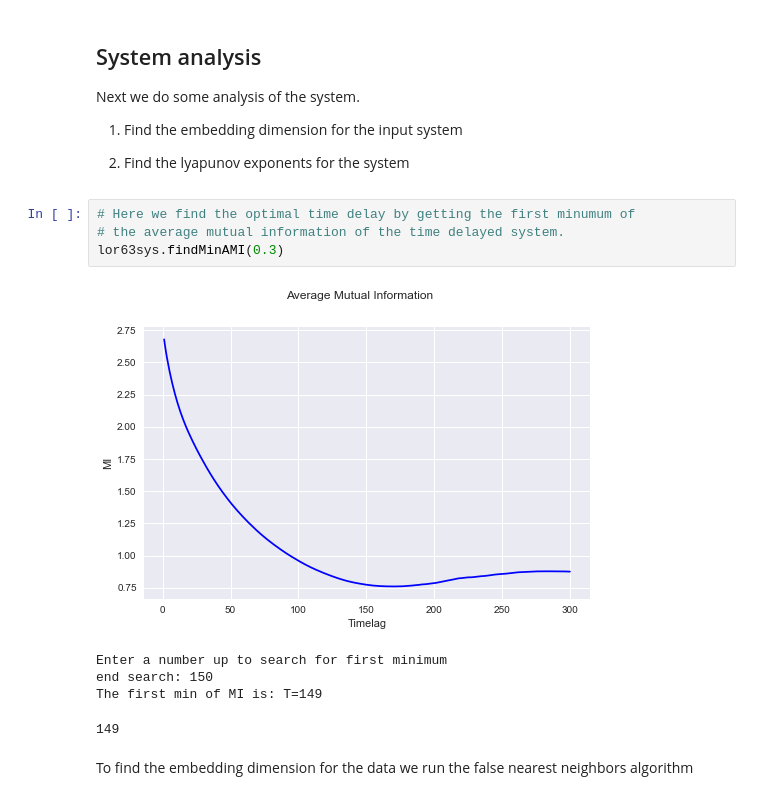
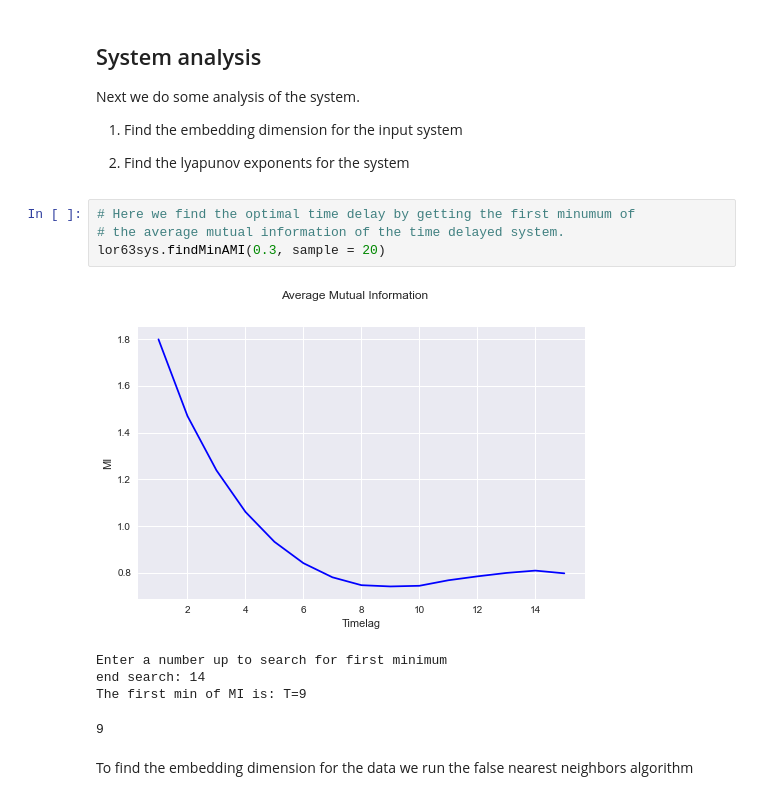
Before and after one commit to japlatt/reservoir, a Jupyter notebook: examples/Example_Lorenz_63.ipynb, the cells around one changed output. Cells and saved outputs as stored; diff of their text form.

```diff
--- a/examples/Example_Lorenz_63.ipynb
+++ b/examples/Example_Lorenz_63.ipynb
@@ -58,13 +58,13 @@ Next we do some analysis of the system.
 # %%
 # Here we find the optimal time delay by getting the first minumum of
 # the average mutual information of the time delayed system.
-lor63sys.findMinAMI(0.3)
+lor63sys.findMinAMI(0.3, sample = 20)
 # %% [output]
-[figure, old version]
+[figure, new version]
 Enter a number up to search for first minimum
-end search: 150
-The first min of MI is: T=149
+end search: 14
+The first min of MI is: T=9
-149
+9
 # %% [markdown]
 To find the embedding dimension for the data we run the false nearest neighbors algorithm
 # %%
```
Also changed, not shown: parts of 12 cells of this notebook, 4 other files.
